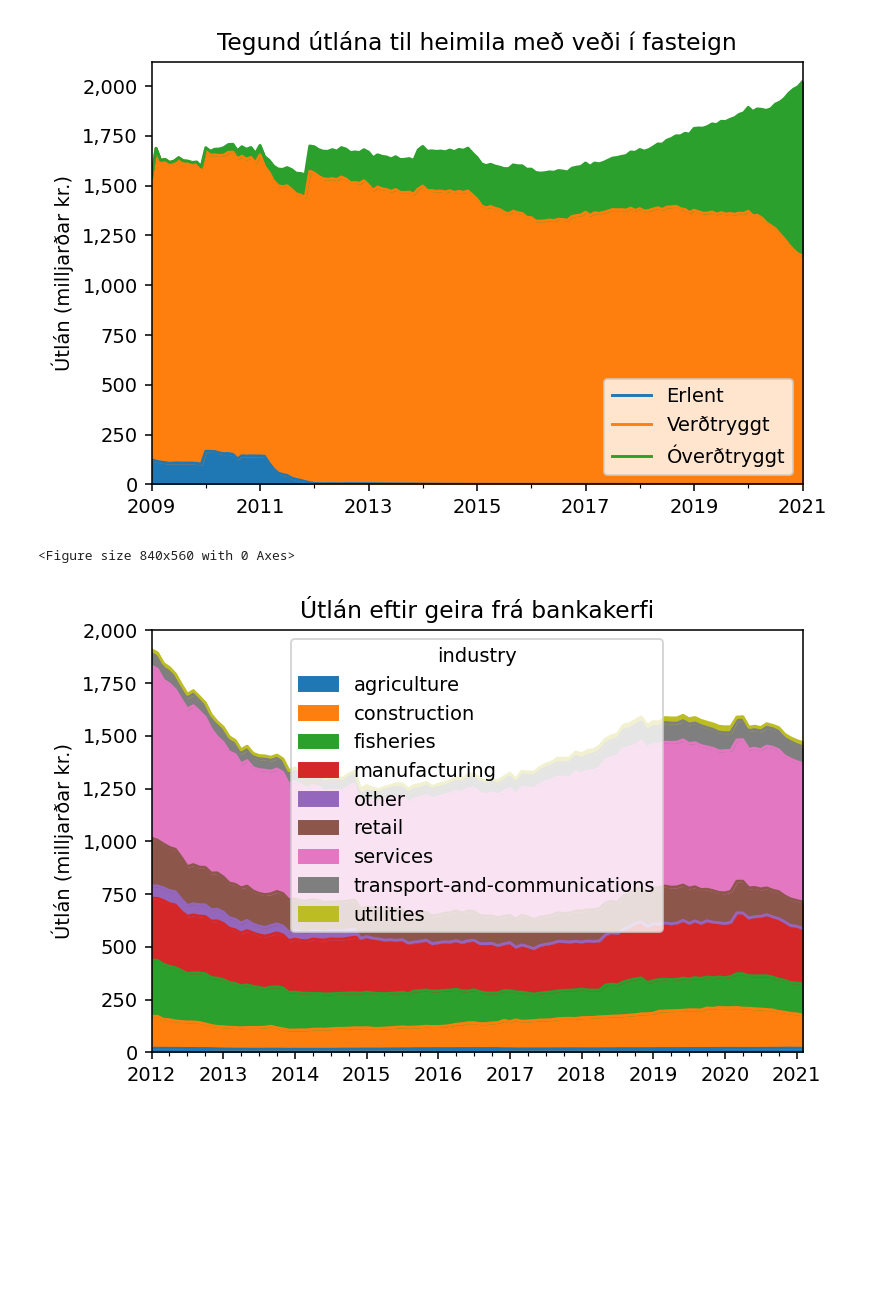
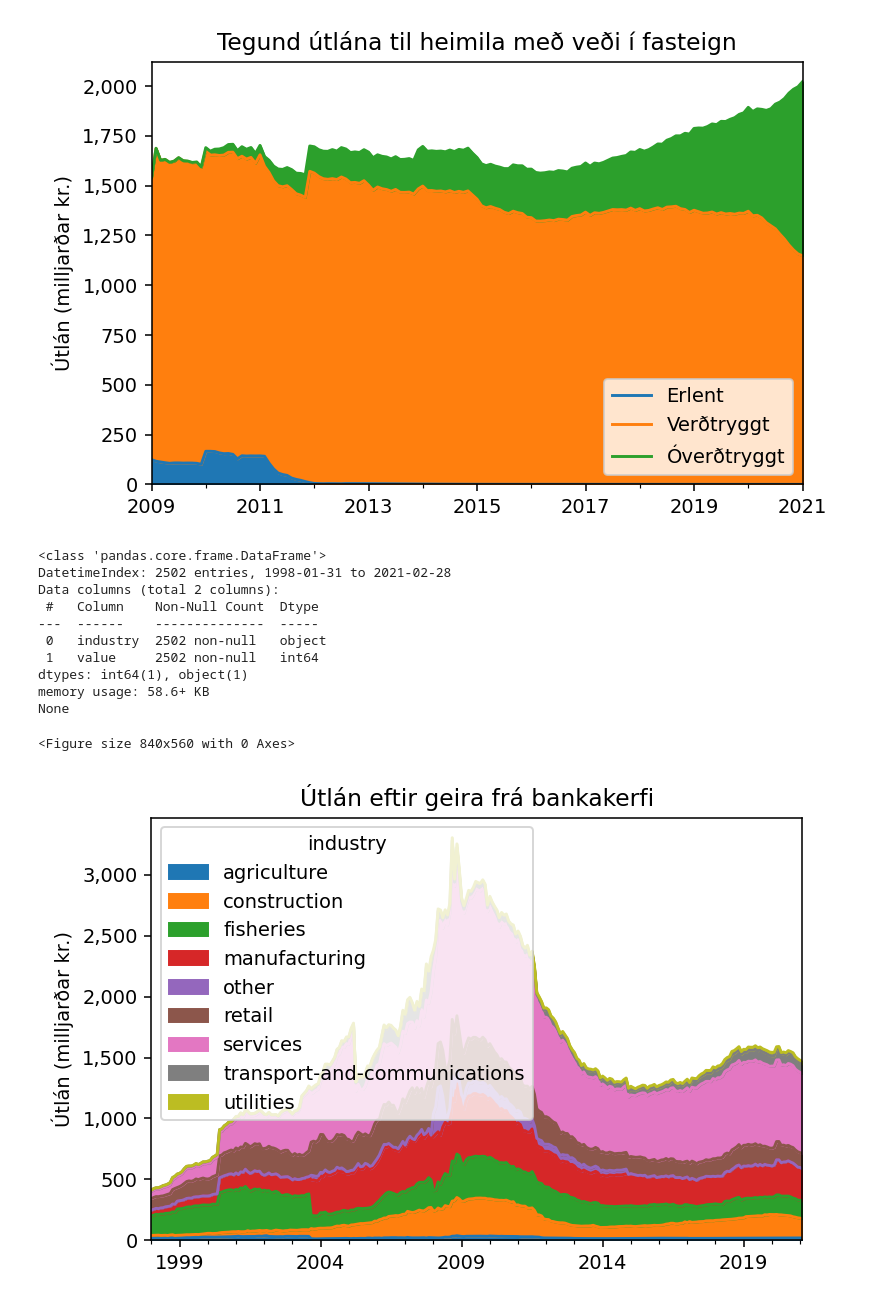
Before and after one commit to jokull/sedlabanki-data, a Jupyter notebook: Notebook.ipynb, the cells around one changed output. Drawn from its saved outputs; the diff is of its cells as text; code cells hidden in the pictures; blank space fills up the shorter version.

Commit message:
Allow 10.000 rows in datasette results

```diff
--- a/Notebook.ipynb
+++ b/Notebook.ipynb
@@ -7,7 +7,7 @@ import pandas
 DATASETTE_URL = os.environ.get('DATASETTE_URL', 'https://sedlabanki-housing-mtckiezzpq-lz.a.run.app/')
 
 def get_series(sql):
-    url = f"{DATASETTE_URL}credit.csv?" + urlencode({"sql": sql})
+    url = f"{DATASETTE_URL}credit.csv?" + urlencode({"sql": sql, "_stream": "on"})
     return pandas.read_csv(url, parse_dates=['date'], index_col='date')
 # %%
 import datetime as dt
@@ -108,23 +108,33 @@ plt.savefig('graphs/type.png')
 # %%
 df = get_series("""select
   date,
   industry,
   sum(value) as value
 from credit
 where
   sector = "business" and
-  strftime('%Y', date) > "2011"
+  strftime('%Y', date) > "1990"
 group by date, industry
 order by date, industry""")
 df = merge_and_inflation_adjust_value(df)
 df = df.pivot(columns="industry", values="value")
 fig = plt.figure()
 ax = df.plot.area(stacked=True)
 plt.title('Útlán eftir geira frá bankakerfi')
 ax.set_ylabel("Útlán (milljarðar kr.)")
 ax.set_xlabel(None)
 set_milljardur_formatter(ax)
 plt.savefig('graphs/business.png')
 # %% [output]
-<Figure size 840x560 with 0 Axes>
+<class 'pandas.core.frame.DataFrame'>
+DatetimeIndex: 2502 entries, 1998-01-31 to 2021-02-28
+Data columns (total 2 columns):
+ #   Column    Non-Null Count  Dtype
+---  ------    --------------  -----
+ 0   industry  2502 non-null   object
+ 1   value     2502 non-null   int64
+dtypes: int64(1), object(1)
+memory usage: 58.6+ KB
+None
+<Figure size 840x560 with 0 Axes>
-[figure, old version]
+[figure, new version]
```
Also changed, not shown: 2 other files.
